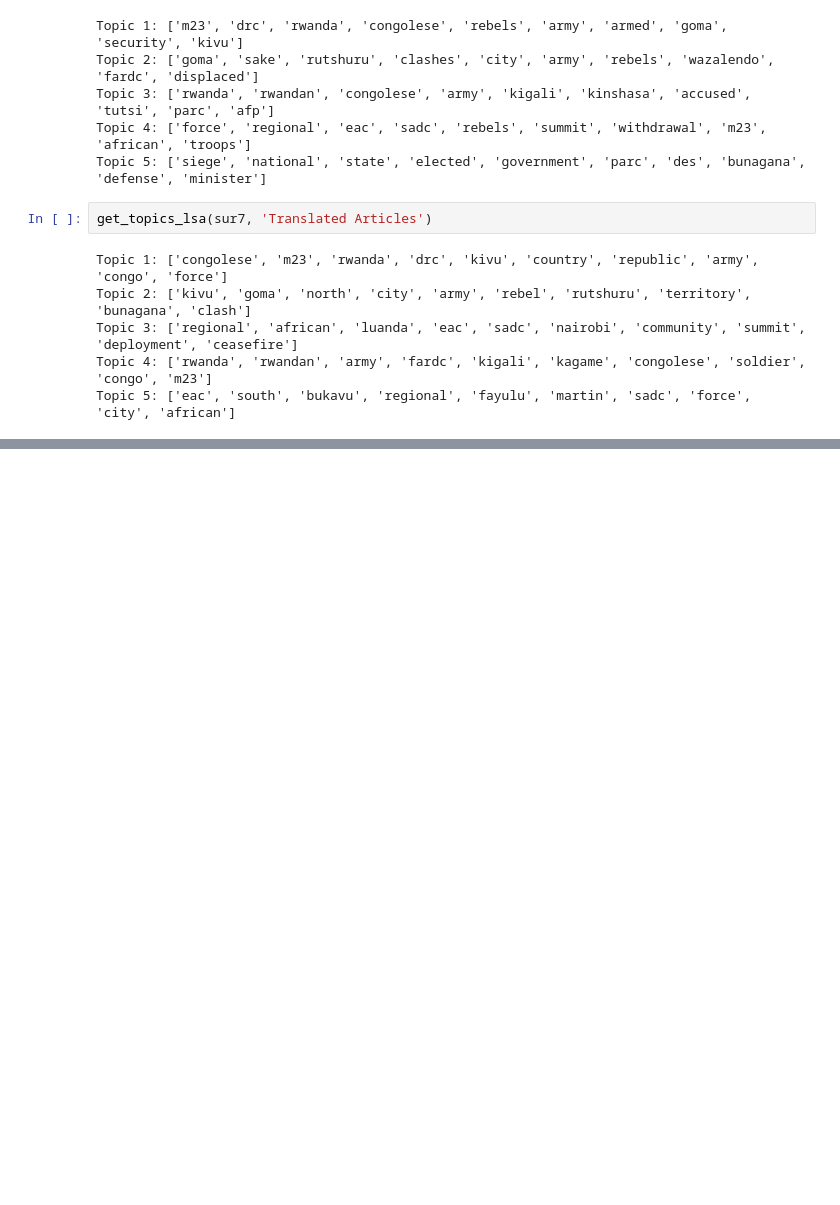
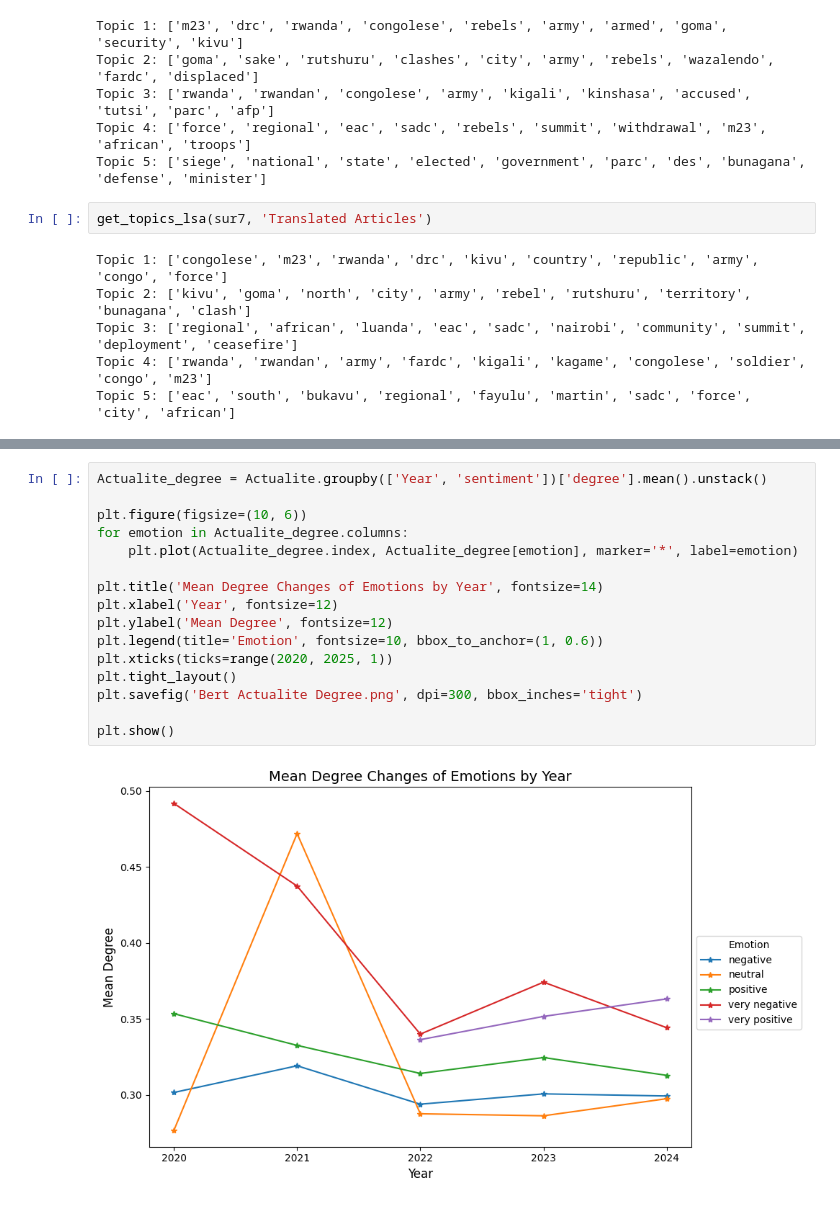
Before and after one commit to DinoZeyu/Newspaper-Sentiment-Analysis-of-Congolese-Newspapers, a Jupyter notebook: Sentiment Analysis/Social_Media_Extraction.ipynb, the cells around one changed output, grey strips where cells are left out. Cells and saved outputs as stored; diff of their text form; blank space fills up the shorter version.

```diff
--- a/Sentiment Analysis/Social_Media_Extraction.ipynb
+++ b/Sentiment Analysis/Social_Media_Extraction.ipynb
@@ -877,0 +945,18 @@ Topic 5: ['eac', 'south', 'bukavu', 'regional', 'fayulu', 'martin', 'sadc', 'for
+# %%
+Actualite_degree = Actualite.groupby(['Year', 'sentiment'])['degree'].mean().unstack()
+
+plt.figure(figsize=(10, 6))
+for emotion in Actualite_degree.columns:
+    plt.plot(Actualite_degree.index, Actualite_degree[emotion], marker='*', label=emotion)
+
+plt.title('Mean Degree Changes of Emotions by Year', fontsize=14)
+plt.xlabel('Year', fontsize=12)
+plt.ylabel('Mean Degree', fontsize=12)
+plt.legend(title='Emotion', fontsize=10, bbox_to_anchor=(1, 0.6))
+plt.xticks(ticks=range(2020, 2025, 1))
+plt.tight_layout()
+plt.savefig('Bert Actualite Degree.png', dpi=300, bbox_inches='tight')
+
+plt.show()
+# %% [output]
+[figure, added]
```
Also changed, not shown: parts of 21 cells of this notebook, 23 other files.
